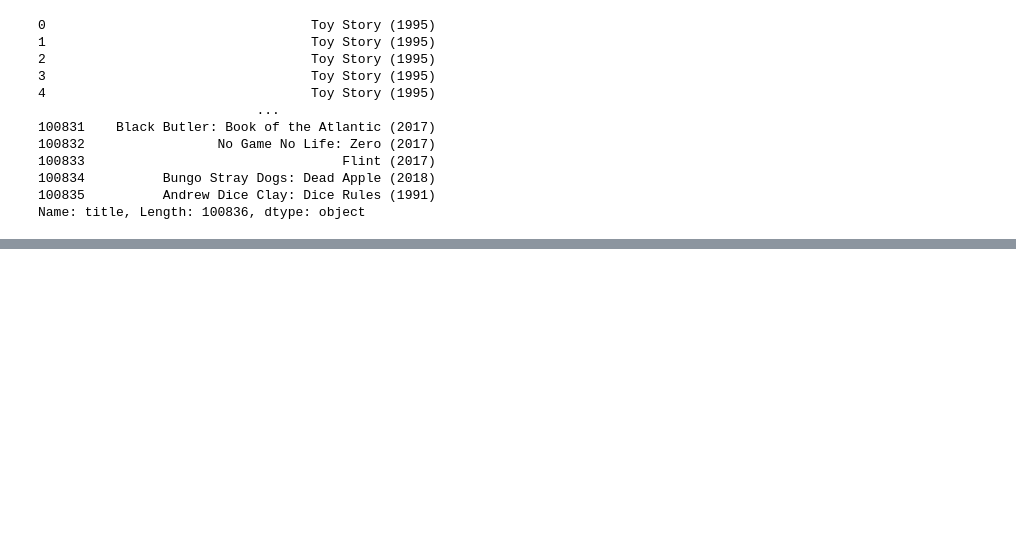
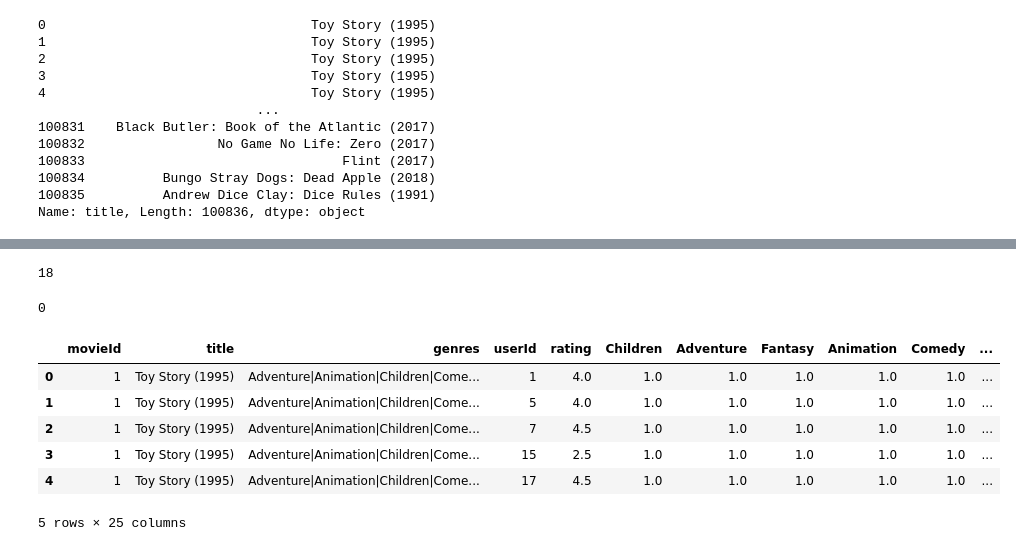
Before and after one commit to seanconlon29/Microsofts-Launch-into-Streaming, a Jupyter notebook: sean_notebook-1.ipynb, the cells around one changed output, grey strips where cells are left out. Cells and saved outputs as stored; diff of their text form; code cells hidden in the pictures; blank space fills up the shorter version.

Commit message:
creation of columns

```diff
--- a/sean_notebook-1.ipynb
+++ b/sean_notebook-1.ipynb
@@ -603,4 +593,4 @@ df_cleaned['(no genres listed)'].sum()
 # %% [output]
 47.0
 # %%
-df_cleaned.drop(columns=['(no genres listed)'])
+df_cleaned.drop(columns=['(no genres listed)'], inplace=True)
@@ -658,0 +636,11 @@ df_cleaned['']
+# %%
+import re
+
+def extract_year(title):
+    match = re.search('\((\d{4})\)', title)
+    if match:
+        return match.group(1)
+    else:
+        return None
+
+df_cleaned['year'] = df_cleaned['title'].apply(extract_year)
@@ -658,0 +662,20 @@ df_cleaned['']
+# %%
+df_cleaned['year'].isna().sum()
+# %% [output]
+18
+# %%
+df_cleaned.dropna(subset=['year'], inplace=True)
+# %%
+df_cleaned['year'].isna().sum()
+# %% [output]
+0
+# %%
+df_cleaned.head()
+# %% [output]
+|  | movieId | title | genres | userId | rating | Children | Adventure | Fantasy | Animation | Comedy | ... |
+| 0 | 1 | Toy Story (1995) | Adventure|Animation|Children|Come... | 1 | 4.0 | 1.0 | 1.0 | 1.0 | 1.0 | 1.0 | ... |
+| 1 | 1 | Toy Story (1995) | Adventure|Animation|Children|Come... | 5 | 4.0 | 1.0 | 1.0 | 1.0 | 1.0 | 1.0 | ... |
+| 2 | 1 | Toy Story (1995) | Adventure|Animation|Children|Come... | 7 | 4.5 | 1.0 | 1.0 | 1.0 | 1.0 | 1.0 | ... |
+| 3 | 1 | Toy Story (1995) | Adventure|Animation|Children|Come... | 15 | 2.5 | 1.0 | 1.0 | 1.0 | 1.0 | 1.0 | ... |
+| 4 | 1 | Toy Story (1995) | Adventure|Animation|Children|Come... | 17 | 4.5 | 1.0 | 1.0 | 1.0 | 1.0 | 1.0 | ... |
+5 rows × 25 columns
```
Also changed, not shown: parts of 17 cells of this notebook.
